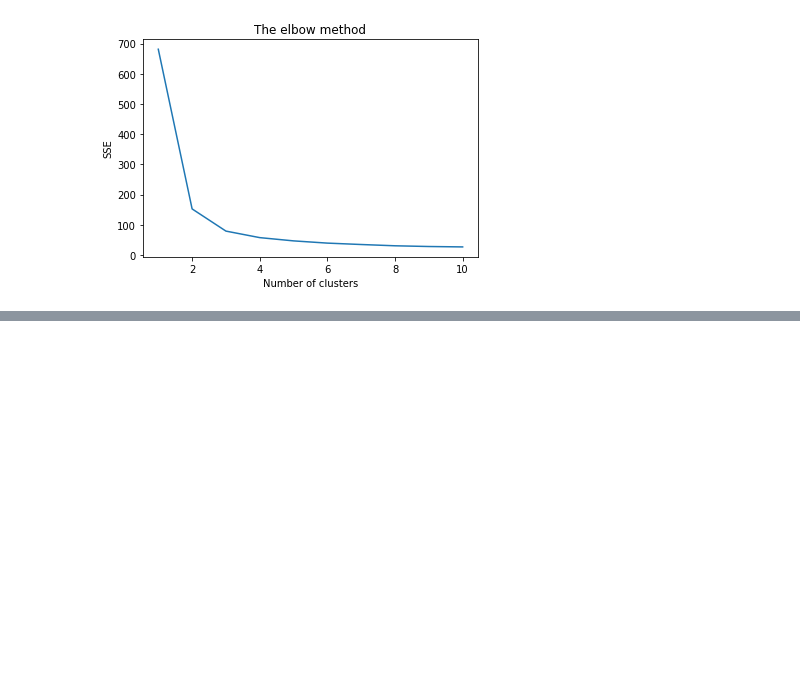
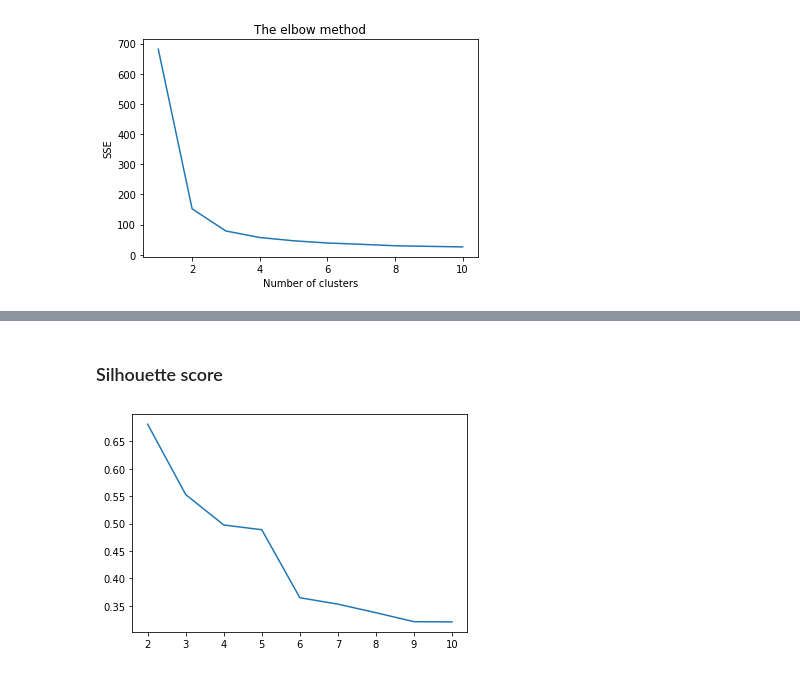
Before and after one commit to harnalashok/Clustering, a Jupyter notebook: iris_simple_clustering.ipynb, the cells around one changed output, grey strips where cells are left out. Cells and saved outputs as stored; diff of their text form; code cells hidden in the pictures; blank space fills up the shorter version.

```diff
--- a/iris_simple_clustering.ipynb
+++ b/iris_simple_clustering.ipynb
@@ -230,2 +266,21 @@ Text(0, 0.5, 'SSE')
+# %% [markdown]
+### Silhouette score
+# %%
+from sklearn.metrics import silhouette_score
+
+silhouettes = []
+kmin = 2
+kmax = 10
+for k in range(kmin, kmax+1):
+  # We fit the KMeans algo with k clusters
+  kmeans = KMeans(n_clusters = k).fit(X)
+  labels = kmeans.labels_
+  # We calculate the silhouette score and append it to the silhouette list
+  silhouettes.append(silhouette_score(X, labels, metric = 'euclidean'))
+# %%
+plt.plot(range(kmin,kmax+1),silhouettes) ;
+plt.show() ;
+# %% [output]
+[figure, added]
 # %%
 ############## Done it ###############
```
Also changed, not shown: parts of 17 cells of this notebook.
